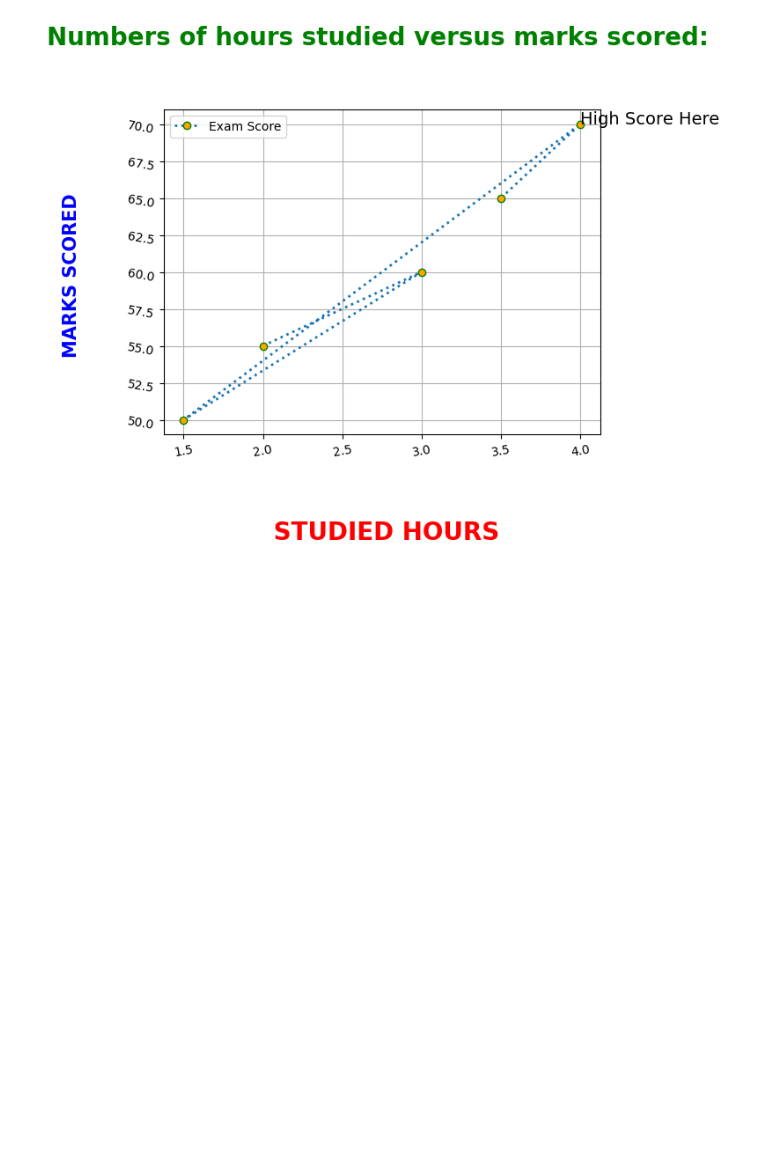
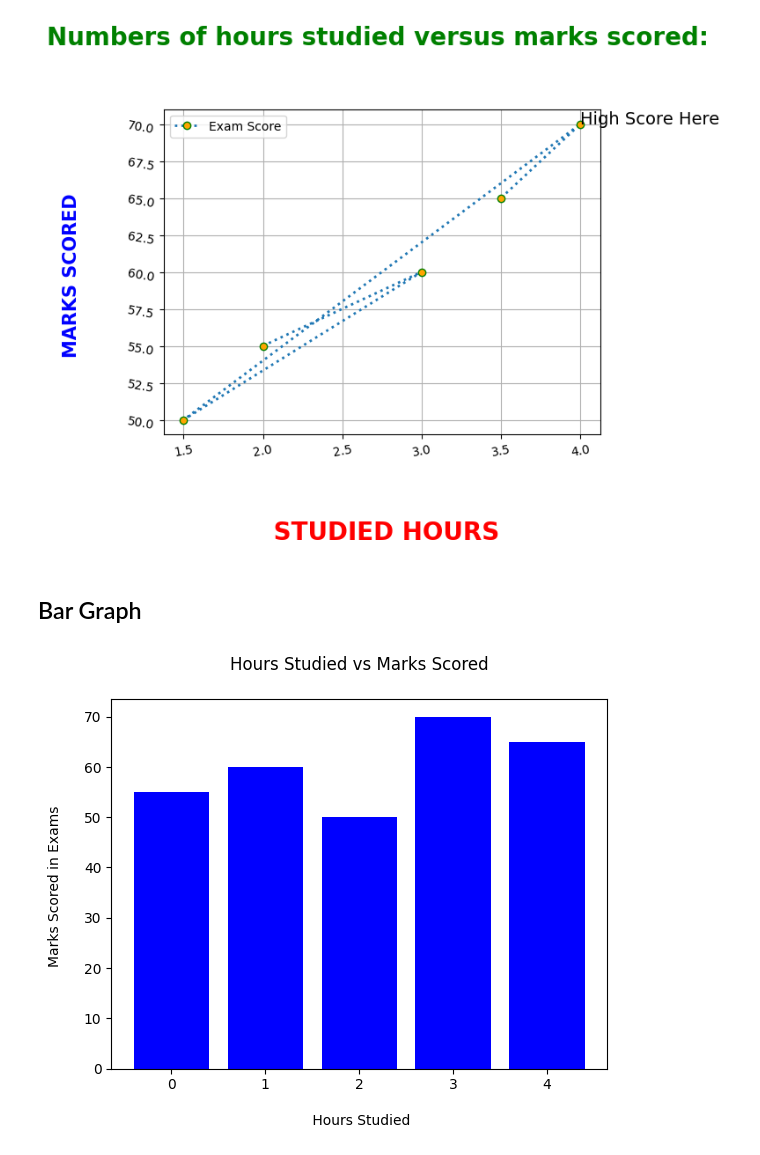
Before and after one commit to Neeschal1/Plotty, a Jupyter notebook: Plotty.ipynb, the cells around one changed output. Drawn from its saved outputs; the diff is of its cells as text; code cells hidden in the pictures; blank space fills up the shorter version.

Commit message:
Visualization of CSV's data through Bar Graph

```diff
--- a/Plotty.ipynb
+++ b/Plotty.ipynb
@@ -132,3 +132,14 @@ plt.grid(True)
 plt.show()
 # %% [output]
 [figure]
+# %% [markdown]
+## Bar Graph
+# %%
+position = np.arange(len(studied_hours)) # len(studied_hours): This makes the data inside the studied hour to get plotted one by one
+plt.title("Hours Studied vs Marks Scored\n")
+plt.bar(position, exam_score, color="blue")
+plt.xlabel("\n Hours Studied")
+plt.ylabel("Marks Scored in Exams \n")
+plt.show()
+# %% [output]
+[figure, added]
```
